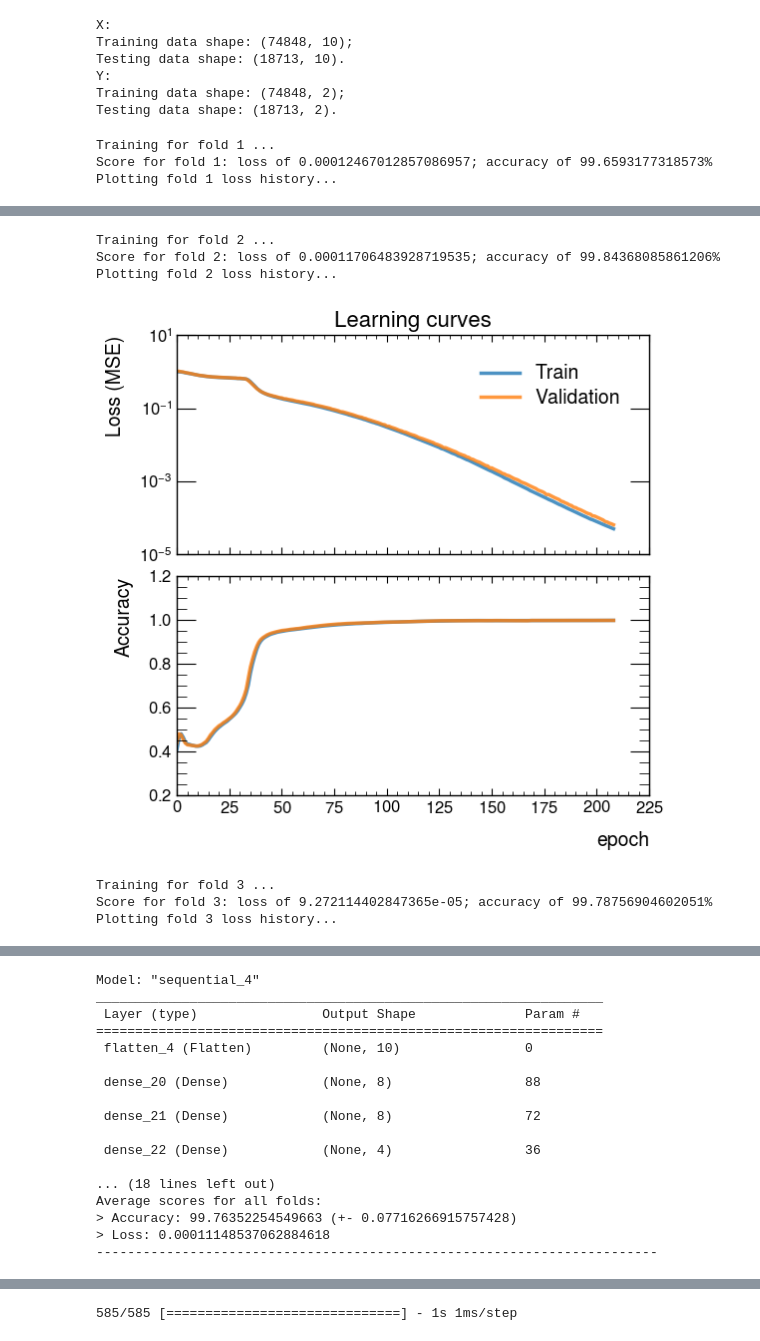
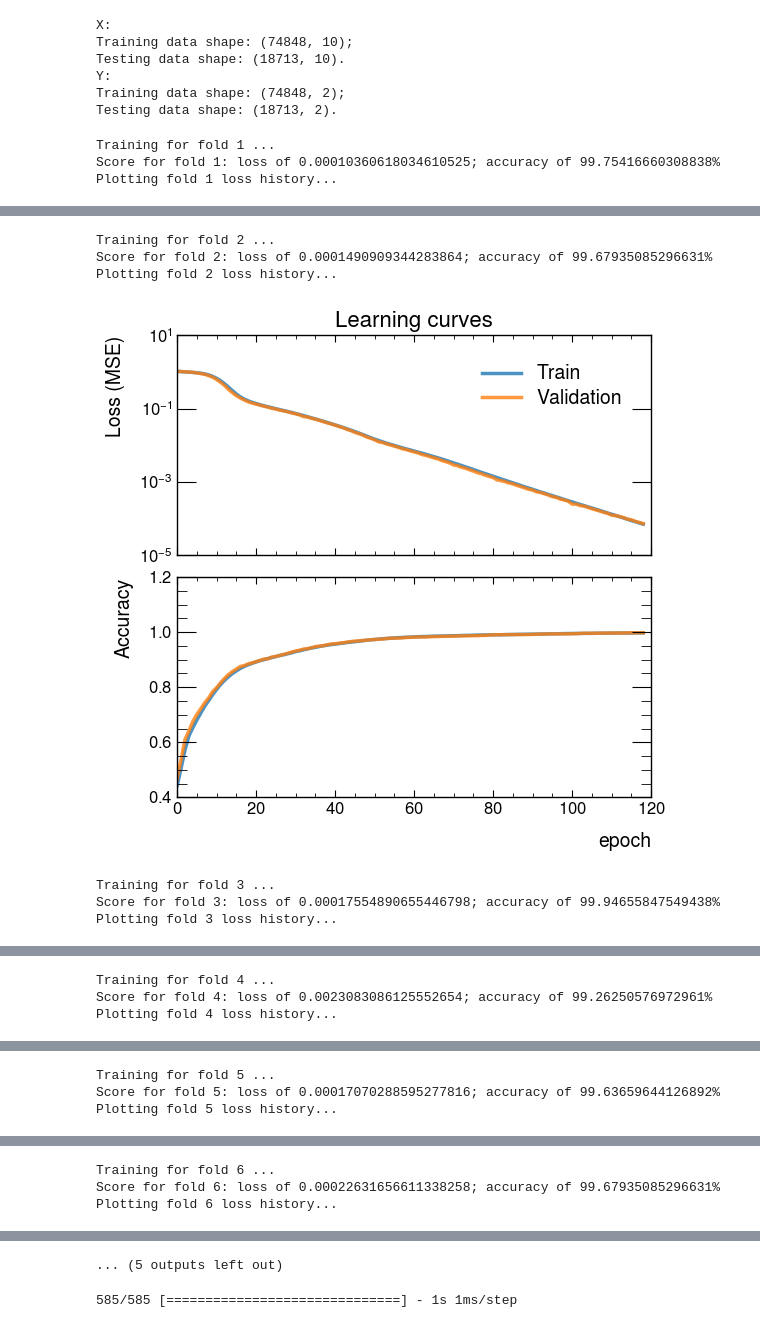
Before and after one commit to yygarypeng/QE-mls, a Jupyter notebook: DNN_kfolds.ipynb, the cells around one changed output, grey strips where cells are left out. Cells and saved outputs as stored; diff of their text form; code cells hidden in the pictures.

```diff
--- a/DNN_kfolds.ipynb
+++ b/DNN_kfolds.ipynb
@@ -30,7 +30,7 @@ print()
 # %%
 seed = 42  # set random seed
 sampling = int(2e5)
-num_folds = 3
+num_folds = 8
 batch_size = 512
 epochs = 256
 learning_rate = 1e-4
@@ -225,17 +225,23 @@ for train, valid in kfold.split(train_x, train_y):
 
 # == Provide average scores ==
 best_model.summary()
-print("------------------------------------------------------------------------")
-print("Score per fold")
+print(
+    f"""{'-'*72}
+Score per fold"""
+)
 for i in range(0, len(acc_per_fold)):
-    print("------------------------------------------------------------------------")
-    print(f"> Fold {i+1} - Loss: {loss_per_fold[i]} - Accuracy: {acc_per_fold[i]}%")
-print("------------------------------------------------------------------------")
-print("Average scores for all folds:")
-print(f"> Accuracy: {np.mean(acc_per_fold)} (+- {np.std(acc_per_fold)})")
-print(f"> Loss: {np.mean(loss_per_fold)}")
-print("------------------------------------------------------------------------")
+    print(
+        f"""{'-'*72}
+> Fold {i+1} - Loss: {loss_per_fold[i]} - Accuracy: {acc_per_fold[i]}%"""
+    )
+print(
+    f"""{'-'*72}
+Average scores for all folds:
+> Accuracy: {np.mean(acc_per_fold)}% (+- {np.std(acc_per_fold)})
+> Loss: {np.mean(loss_per_fold)}
+{'-'*72}"""
+)
 # %% [output]
 Training for fold 1 ...
-Score for fold 1: loss of 0.00012467012857086957; accuracy of 99.6593177318573%
+Score for fold 1: loss of 0.00010360618034610525; accuracy of 99.75416660308838%
 Plotting fold 1 loss history...
@@ -243,7 +249,7 @@ Plotting fold 1 loss history...
 Training for fold 2 ...
-Score for fold 2: loss of 0.00011706483928719535; accuracy of 99.84368085861206%
+Score for fold 2: loss of 0.0001490909344283864; accuracy of 99.67935085296631%
 Plotting fold 2 loss history...
-[figure, old version]
+[figure, new version]
 Training for fold 3 ...
-Score for fold 3: loss of 9.272114402847365e-05; accuracy of 99.78756904602051%
+Score for fold 3: loss of 0.00017554890655446798; accuracy of 99.94655847549438%
 Plotting fold 3 loss history...
@@ -251,17 +257,3 @@ Plotting fold 3 loss history...
-Model: "sequential_4"
-_________________________________________________________________
- Layer (type)                Output Shape              Param #
-=================================================================
- flatten_4 (Flatten)         (None, 10)                0
-
- dense_20 (Dense)            (None, 8)                 88
-
- dense_21 (Dense)            (None, 8)                 72
-
- dense_22 (Dense)            (None, 4)                 36
-
-... (18 lines left out)
-Average scores for all folds:
-> Accuracy: 99.76352254549663 (+- 0.07716266915757428)
-> Loss: 0.00011148537062884618
-------------------------------------------------------------------------
+Training for fold 4 ...
+Score for fold 4: loss of 0.0023083086125552654; accuracy of 99.26250576972961%
+Plotting fold 4 loss history...
@@ -267,0 +261,3 @@ Average scores for all folds:
+Training for fold 5 ...
+Score for fold 5: loss of 0.00017070288595277816; accuracy of 99.63659644126892%
+Plotting fold 5 loss history...
@@ -267,0 +265,3 @@ Average scores for all folds:
+Training for fold 6 ...
+Score for fold 6: loss of 0.00022631656611338258; accuracy of 99.67935085296631%
+Plotting fold 6 loss history...
@@ -268,3 +269,4 @@ Average scores for all folds:
+... (5 outputs left out)
 # %%
 # save model
 best_model.save("DNN_kfolds.h5", save_format="h5", overwrite=True)
```
Also changed, not shown: parts of 7 cells of this notebook, 11 other files.
